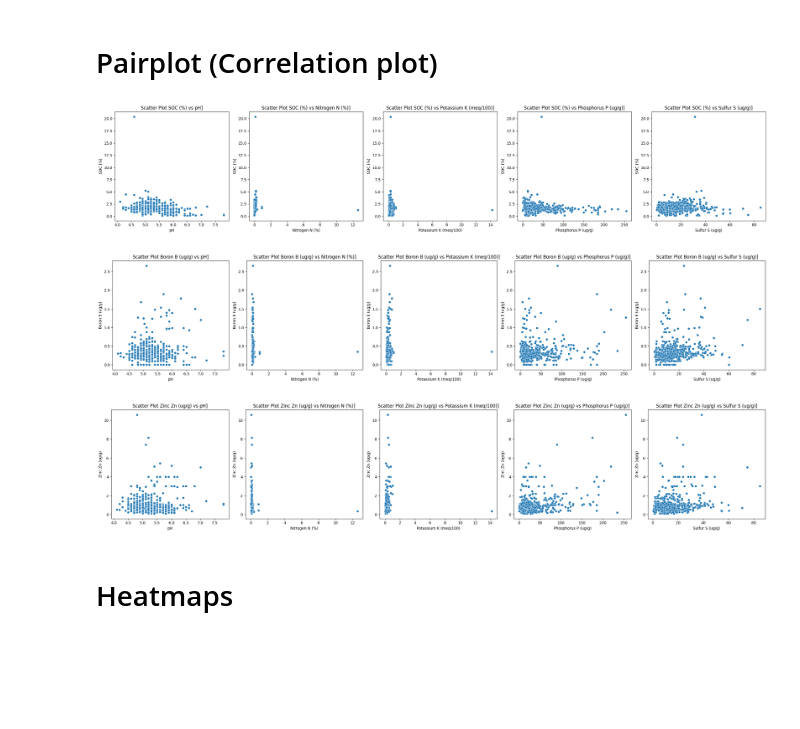
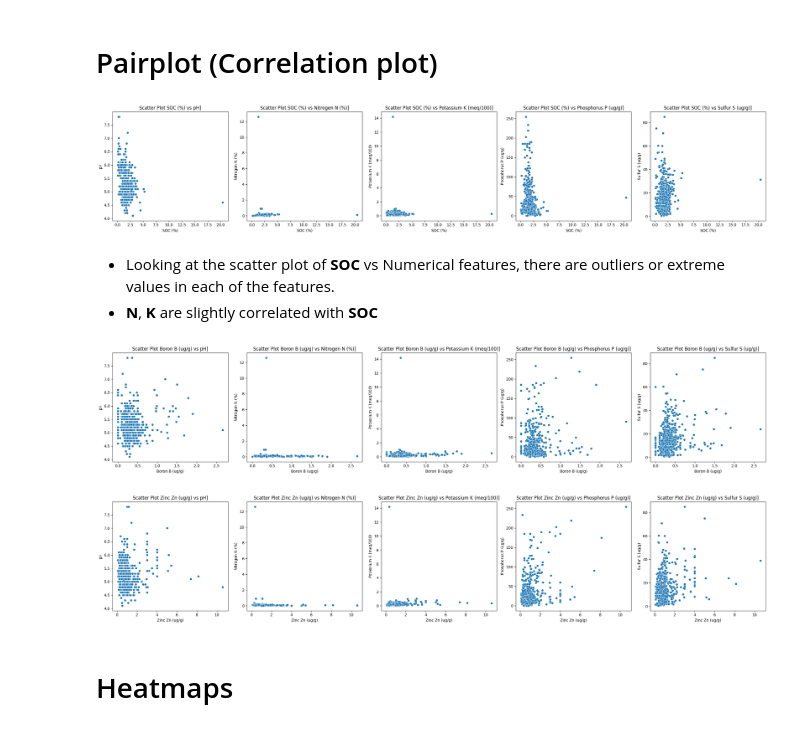
Before and after one commit to mm-mazhar/IPAGE-Soil-Nutrient-Prediction-for-Enhanced-Fertilizer-Recommendations, a Jupyter notebook: notebooks/task_1_data_collection_and_preprocessing/by-tasfiq/Ipage_soil_data_EDA.ipynb, the cells around one changed output. Saved outputs shown, nothing was run; the diff lists cells and outputs as text; code cells hidden in the pictures; blank space fills up the shorter version.

Commit message:
EDA, outliers handling, visualizing skewness and correlations

```diff
--- a/notebooks/task_1_data_collection_and_preprocessing/by-tasfiq/Ipage_soil_data_EDA.ipynb
+++ b/notebooks/task_1_data_collection_and_preprocessing/by-tasfiq/Ipage_soil_data_EDA.ipynb
@@ -190,3 +191,8 @@ Kurtosis: 5.833945698085442
 # %% [markdown]
 * **N** and **K** are highly skewed.
 * **pH**, **P** and **S** are moderately skewed in respect to **N** and **K**
+# %%
+# for target columns
+
+for col in target_cols:
+    print(f"{col}\nSkew: {df[col].skew()}\nKurtosis: {df[col].kurt()}\n")
@@ -209,3 +229,20 @@ plt.tight_layout()
 plt.show()
 # %% [output]
 [figure]
+# %%
+fig, axes = plt.subplots(1, 3, figsize=(20, 8))
+
+axes = axes.flatten()
+
+for i, col in enumerate(target_cols):
+    sns.histplot(df[col], ax=axes[i], kde=True)
+    axes[i].set_title(f'Distribution of {col}')
+
+    skew_val = df[col].skew()
+    axes[i].text(0.95, 0.95, f'Skewness: {skew_val:.2f}',
+                transform=axes[i].transAxes,
+                verticalalignment='top', horizontalalignment='right',
+                bbox=dict(facecolor='white', alpha=0.6))
+
+plt.tight_layout()
+plt.show()
@@ -271,21 +310,3 @@ plt.tight_layout()
 plt.show()
 # %% [output]
 [figure]
-# %%
-fig, axes = plt.subplots(2, 4, figsize=(20, 10))
-
-axes = axes.flatten()
-
-for i, col in enumerate(numerical_cols[1:], ):
-    sns.kdeplot(data=df,
-                x=col,
-                ax=axes[i],
-                hue='Soil Series (Area Wise)',
-                fill=True,
-                palette='rocket',
-                alpha=.5,
-                warn_singular=False)
-    axes[i].set_title(f'Distribution of {col}')
-
-plt.tight_layout()
-plt.show()
@@ -313,19 +332,22 @@ def scatter_plot(df, x_col, y_col, ax_id=None, hue=None, figsize=(8, 6), palette
 # %%
 x_col = target_cols[0]
 fig, axes = plt.subplots(1, 5, figsize=(25, 5))
 axes = axes.flatten()
 
 for i, col in enumerate(num_cols):
     sns.scatterplot(data=df,
-                    x=col,
-                    y=x_col,
+                    x=x_col,
+                    y=col,
                     ax=axes[i])
     axes[i].set_title(f'Scatter Plot {x_col} vs {col}]')
 
 plt.tight_layout()
 plt.show()
 # %% [output]
-[figure, old version]
+[figure, new version]
+# %% [markdown]
+* Looking at the scatter plot of **SOC** vs Numerical features, there are outliers or extreme values in each of the features.
+* **N**, **K** are slightly correlated with **SOC**
 # %%
 x_col = target_cols[1]
 fig, axes = plt.subplots(1, 5, figsize=(25, 5))
@@ -333,15 +355,15 @@ axes = axes.flatten()
 
 for i, col in enumerate(num_cols):
     sns.scatterplot(data=df,
-                    x=col,
-                    y=x_col,
+                    x=x_col,
+                    y=col,
                     ax=axes[i])
     axes[i].set_title(f'Scatter Plot {x_col} vs {col}]')
 
 plt.tight_layout()
 plt.show()
 # %% [output]
-[figure, old version]
+[figure, new version]
 # %%
 x_col = target_cols[2]
 fig, axes = plt.subplots(1, 5, figsize=(25, 5))
@@ -349,15 +371,15 @@ axes = axes.flatten()
 
 for i, col in enumerate(num_cols):
     sns.scatterplot(data=df,
-                    x=col,
-                    y=x_col,
+                    x=x_col,
+                    y=col,
                     ax=axes[i])
     axes[i].set_title(f'Scatter Plot {x_col} vs {col}]')
 
 plt.tight_layout()
 plt.show()
 # %% [output]
-[figure, old version]
+[figure, new version]
 # %% [markdown]
 # Heatmaps
 # %%
```
Also changed, not shown: parts of 42 cells of this notebook.
